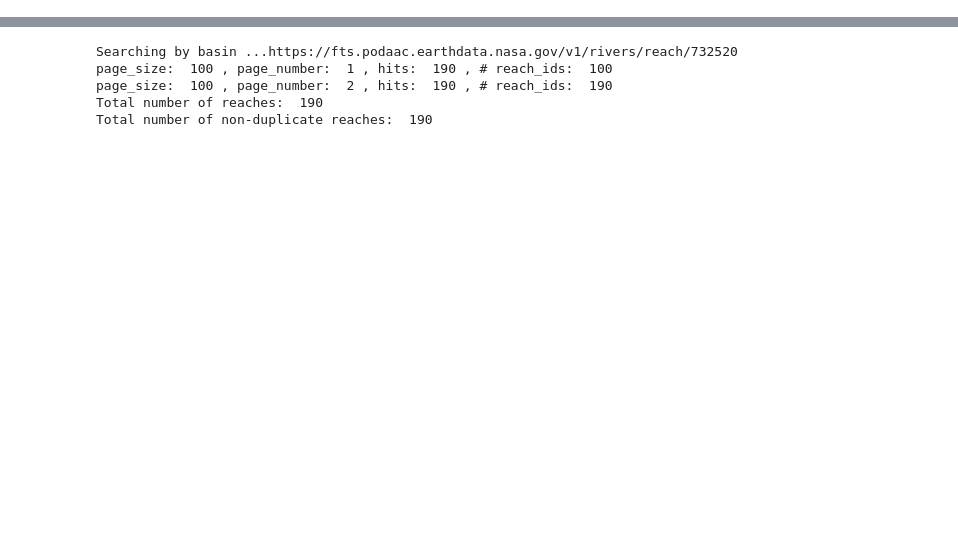
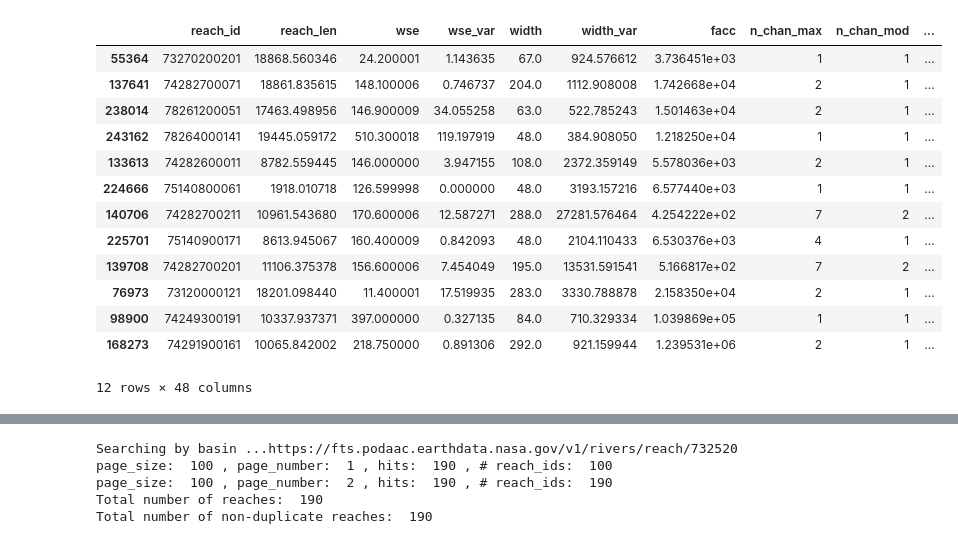
Before and after one commit to Hydro-Umass/swot-urban, a Jupyter notebook: analysis-urban/dev_hydrocron.ipynb, the cells around one changed output, grey strips where cells are left out. Cells and saved outputs as stored; diff of their text form; code cells hidden in the pictures; blank space fills up the shorter version.

Commit message:
Code for Hydrocron API: Succeed for 1 reach

```diff
--- a/analysis-urban/dev_hydrocron.ipynb
+++ b/analysis-urban/dev_hydrocron.ipynb
@@ -18,6 +19,32 @@ from io import StringIO
 [interactive output not drawn]
 [interactive output not drawn]
 [interactive output not drawn]
+# %%
+selected_12 = pd.read_parquet('/work/pi_kandread_umass_edu/swot-urban/2_urban_reaches/selected_12.parquet')
+
+# Read the file for urban factors, SWORD reaches, usgs gage heights
+sword_urban = gpd.read_parquet(
+    "/work/pi_kandread_umass_edu/swot-urban/1_data_processing/usgs_sword_matchups.parquet"
+)
+
+sword_urban = sword_urban.dropna(axis=1, how='all')
+# %%
+selected_12
+# %% [output]
+|  | reach_id | reach_len | wse | wse_var | width | width_var | facc | n_chan_max | n_chan_mod | ... |
+| 55364 | 73270200201 | 18868.560346 | 24.200001 | 1.143635 | 67.0 | 924.576612 | 3.736451e+03 | 1 | 1 | ... |
+| 137641 | 74282700071 | 18861.835615 | 148.100006 | 0.746737 | 204.0 | 1112.908008 | 1.742668e+04 | 2 | 1 | ... |
+| 238014 | 78261200051 | 17463.498956 | 146.900009 | 34.055258 | 63.0 | 522.785243 | 1.501463e+04 | 2 | 1 | ... |
+| 243162 | 78264000141 | 19445.059172 | 510.300018 | 119.197919 | 48.0 | 384.908050 | 1.218250e+04 | 1 | 1 | ... |
+| 133613 | 74282600011 | 8782.559445 | 146.000000 | 3.947155 | 108.0 | 2372.359149 | 5.578036e+03 | 2 | 1 | ... |
+| 224666 | 75140800061 | 1918.010718 | 126.599998 | 0.000000 | 48.0 | 3193.157216 | 6.577440e+03 | 1 | 1 | ... |
+| 140706 | 74282700211 | 10961.543680 | 170.600006 | 12.587271 | 288.0 | 27281.576464 | 4.254222e+02 | 7 | 2 | ... |
+| 225701 | 75140900171 | 8613.945067 | 160.400009 | 0.842093 | 48.0 | 2104.110433 | 6.530376e+03 | 4 | 1 | ... |
+| 139708 | 74282700201 | 11106.375378 | 156.600006 | 7.454049 | 195.0 | 13531.591541 | 5.166817e+02 | 7 | 2 | ... |
+| 76973 | 73120000121 | 18201.098440 | 11.400001 | 17.519935 | 283.0 | 3330.788878 | 2.158350e+04 | 2 | 1 | ... |
+| 98900 | 74249300191 | 10337.937371 | 397.000000 | 0.327135 | 84.0 | 710.329334 | 1.039869e+05 | 1 | 1 | ... |
+| 168273 | 74291900161 | 10065.842002 | 218.750000 | 0.891306 | 292.0 | 921.159944 | 1.239531e+06 | 2 | 1 | ... |
+12 rows × 48 columns
 # %%
 # ------------------------------------------------------------------------------
 # 2. Set Up Dask Client
```
Also changed, not shown: parts of 3 cells of this notebook, 1 other file.
